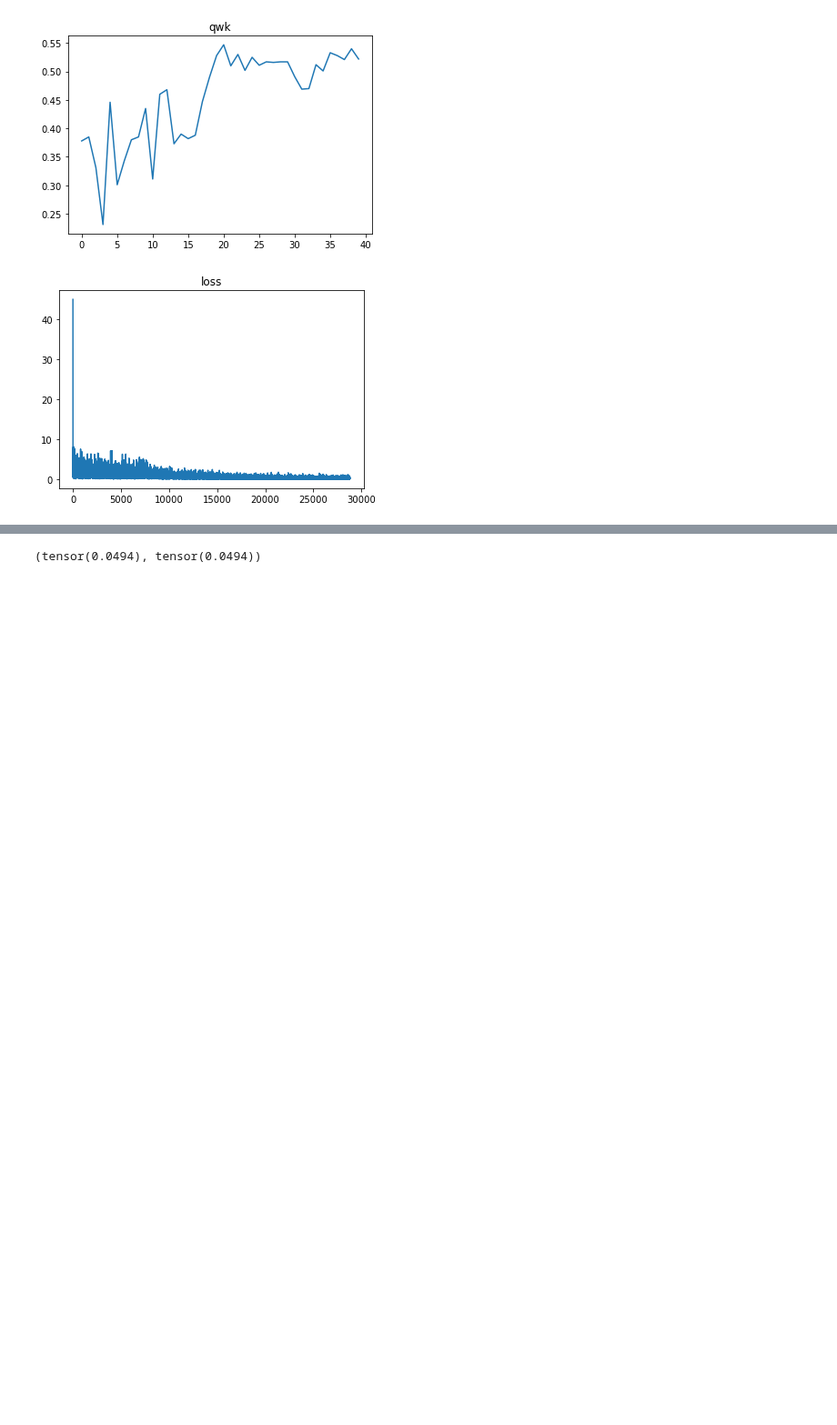
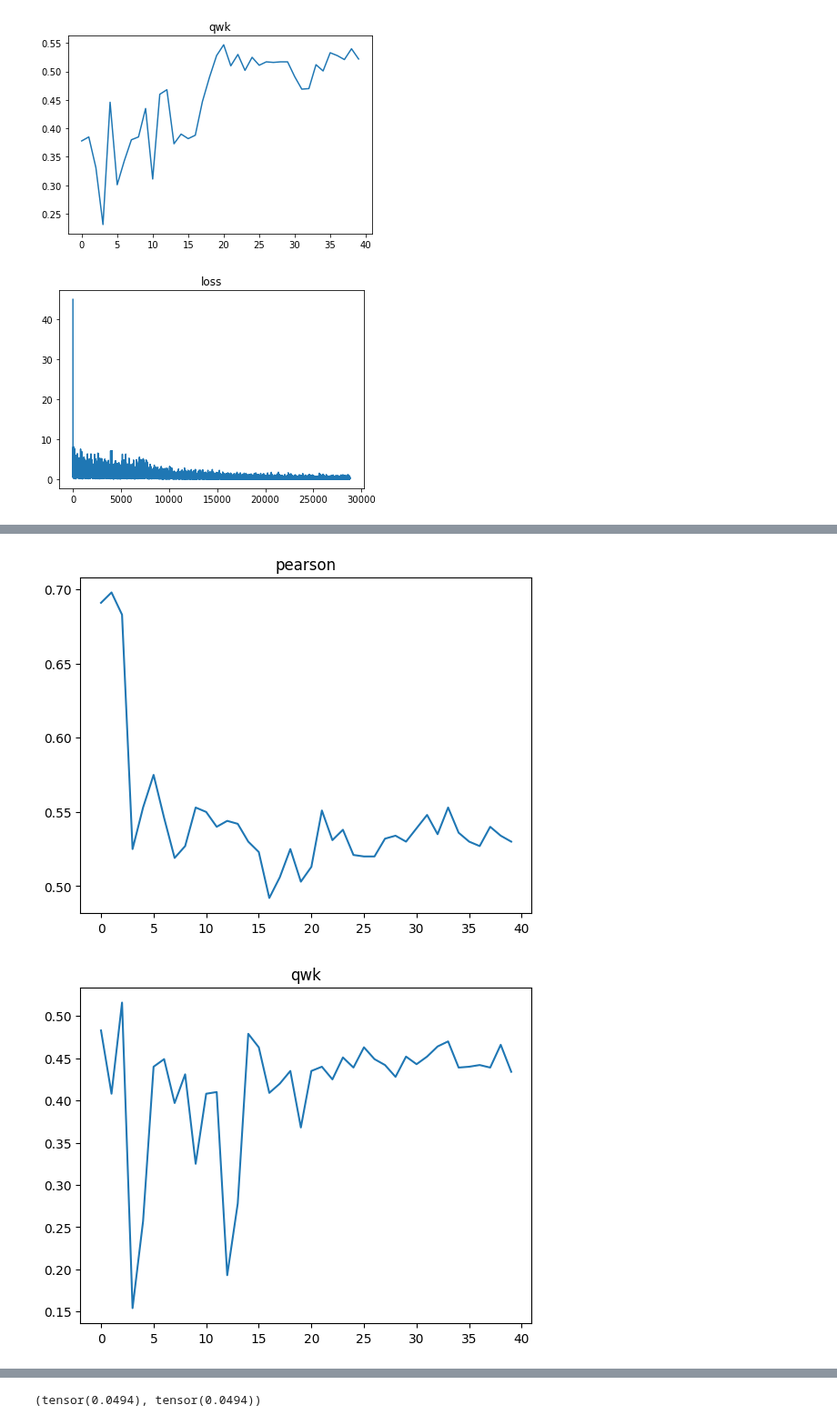
Before and after one commit to daegonYu/AutoMated-Essay-Scoring-Model-Fine-tuning-in-Korean, a Jupyter notebook: 아무거나.ipynb, the cells around one changed output, grey strips where cells are left out. Shown at 91% size. Saved outputs shown, nothing was run; the diff lists cells and outputs as text; code cells hidden in the pictures; blank space fills up the shorter version.

```diff
--- a/아무거나.ipynb
+++ b/아무거나.ipynb
@@ -334,0 +405,34 @@ plt.show()
+# %%
+import numpy as np
+from matplotlib import pyplot as plt
+
+pearson = np.load('/home/daegon/AES/loss_eval/RAdam_pearson.npy')
+qwk = np.load('/home/daegon/AES/loss_eval/RAdam_qwk.npy')
+loss = np.load('/home/daegon/AES/loss_eval/RAdam_loss.npy')
+
+x1 = np.arange(pearson.shape[0])
+x2 = np.arange(qwk.shape[0])
+x3 = np.arange(loss.shape[0])
+
+# plt.subplot(311)
+# plt.plot(x1, pearson)
+# plt.subplot(312)
+# plt.plot(x2, qwk)
+# plt.subplot(313)
+# plt.plot(x3, loss)
+
+
+plt.figure(1)
+plt.plot(x1, pearson)
+plt.title('pearson')
+plt.figure(2)
+plt.plot(x2, qwk)
+plt.title('qwk')
+plt.figure(3)
+plt.plot(x3, loss)
+plt.title('loss')
+
+plt.show()
+# %% [output]
+[figure, added]
+[figure, added]
```
Also changed, not shown: parts of 14 cells of this notebook, 24 other files.
